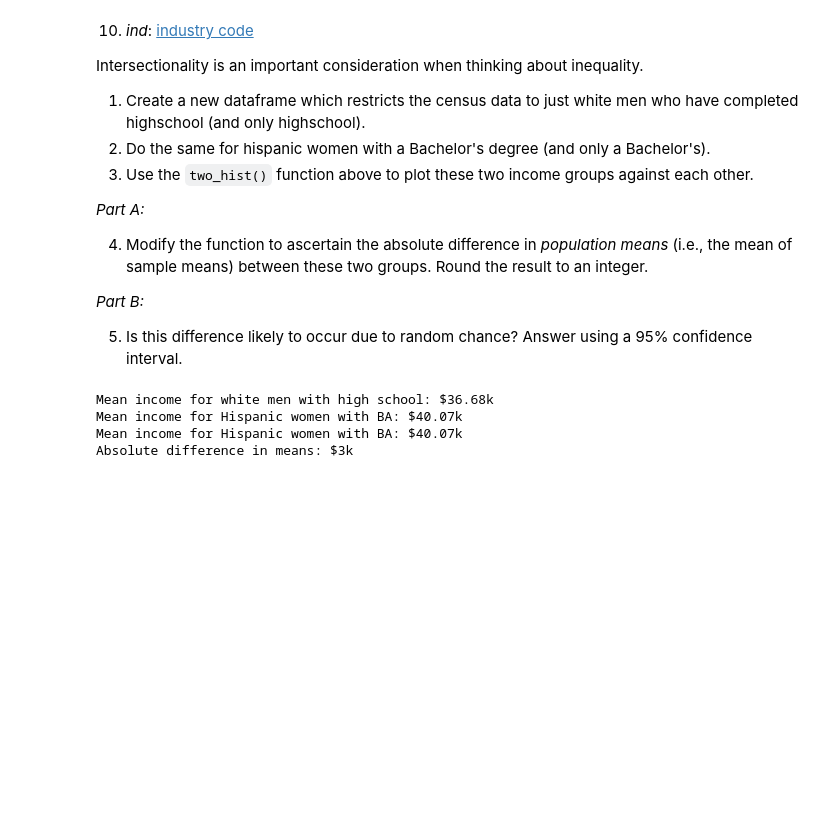
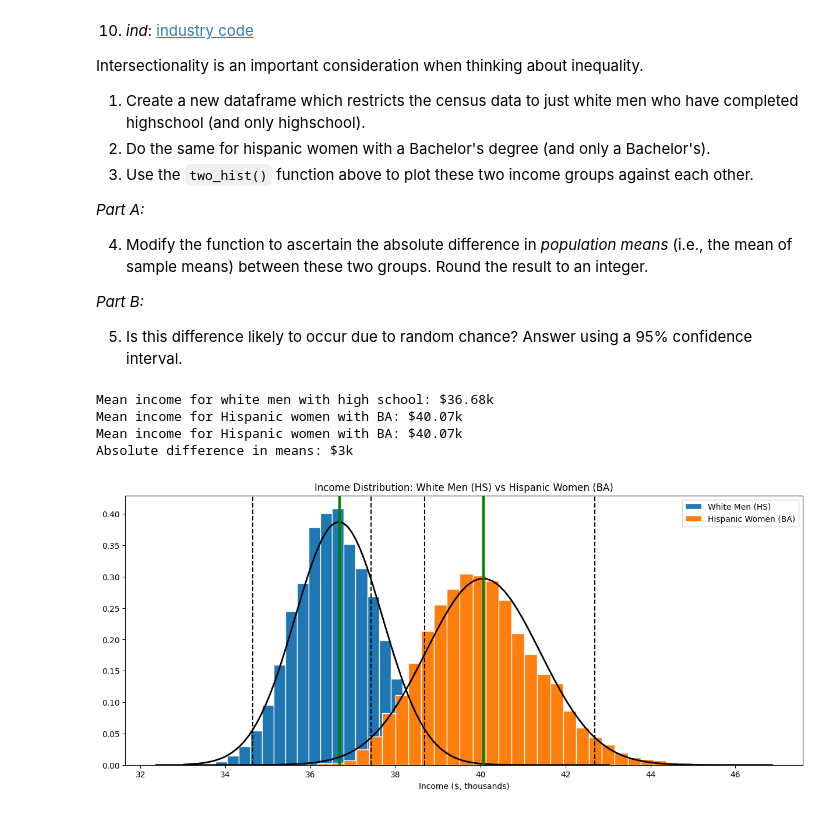
Before and after one commit to jessiewong0719/QM2, a Jupyter notebook: W5_Distributions_and_Basic_Statistics.ipynb, the cells around one changed output. Saved outputs shown, nothing was run; the diff lists cells and outputs as text; code cells hidden in the pictures; blank space fills up the shorter version.

```diff
--- a/W5_Distributions_and_Basic_Statistics.ipynb
+++ b/W5_Distributions_and_Basic_Statistics.ipynb
@@ -618,30 +618,41 @@ white_men_hs = df[(df['sex'] == 1) &
                   (df['race'] == 1) &
                   (df['sch'] == 12)]['income']
 white_men_hs_mean = white_men_hs.mean()
 print(f"Mean income for white men with high school: ${white_men_hs_mean:.2f}k")
 hispanic_women_ba = df[(df['sex'] == 2) &
                       (df['race'] == 3) &
                       (df['sch'] == 16)]['income']
 
 # Calculate their mean income
 hispanic_women_ba_mean = hispanic_women_ba.mean()
 print(f"Mean income for Hispanic women with BA: ${hispanic_women_ba_mean:.2f}k")
 
 # Filter for Hispanic women with BA
 hispanic_women_ba = df[(df['sex'] == 2) &
                       (df['race'] == 3) &
                       (df['sch'] == 16)]['income']
 
 # Calculate their mean income
 hispanic_women_ba_mean = hispanic_women_ba.mean()
 print(f"Mean income for Hispanic women with BA: ${hispanic_women_ba_mean:.2f}k")
 
 # Calculate and round the absolute difference
 abs_diff = abs(white_men_hs_mean - hispanic_women_ba_mean)
 rounded_diff = round(abs_diff)
 print(f"Absolute difference in means: ${rounded_diff}k")
+
+from scipy.stats import norm
+
+# Use the two_hist function
+two_hist(
+    groups=[white_men_hs, hispanic_women_ba],
+    group_labs=['White Men (HS)', 'Hispanic Women (BA)'],
+    xlab='Income ($, thousands)',
+    title='Income Distribution: White Men (HS) vs Hispanic Women (BA)'
+)
 # %% [output]
 Mean income for white men with high school: $36.68k
 Mean income for Hispanic women with BA: $40.07k
 Mean income for Hispanic women with BA: $40.07k
 Absolute difference in means: $3k
+[figure, added]
```
Also changed, not shown: parts of 1 cell of this notebook.
